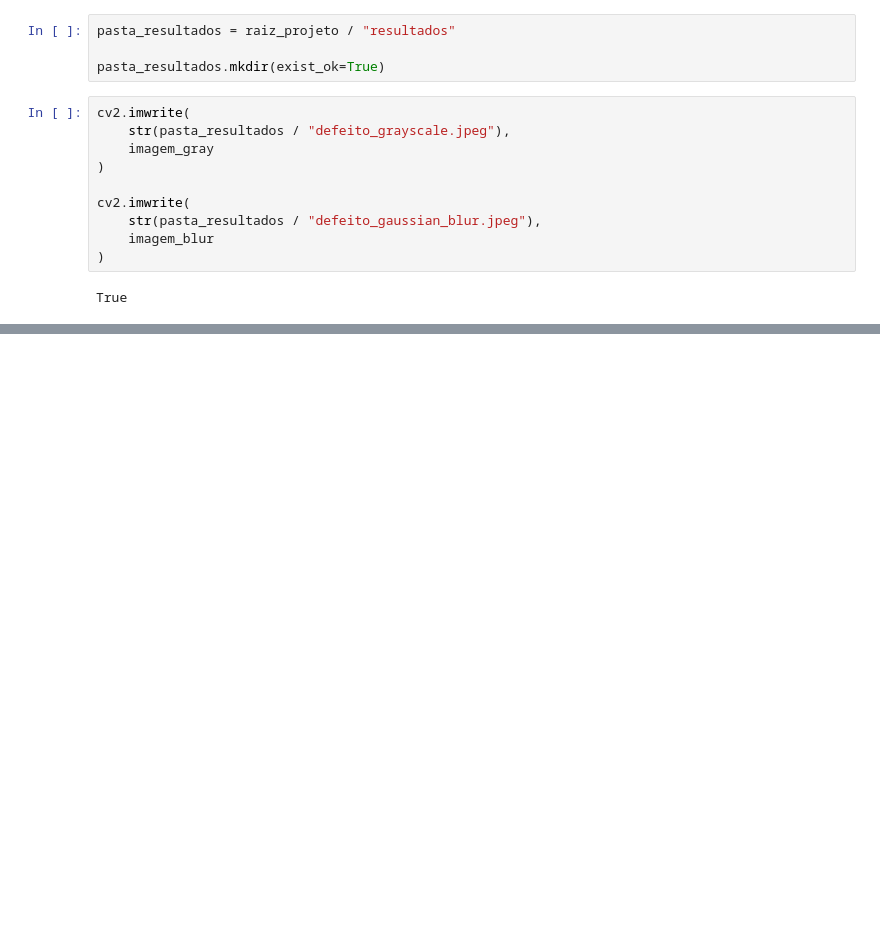
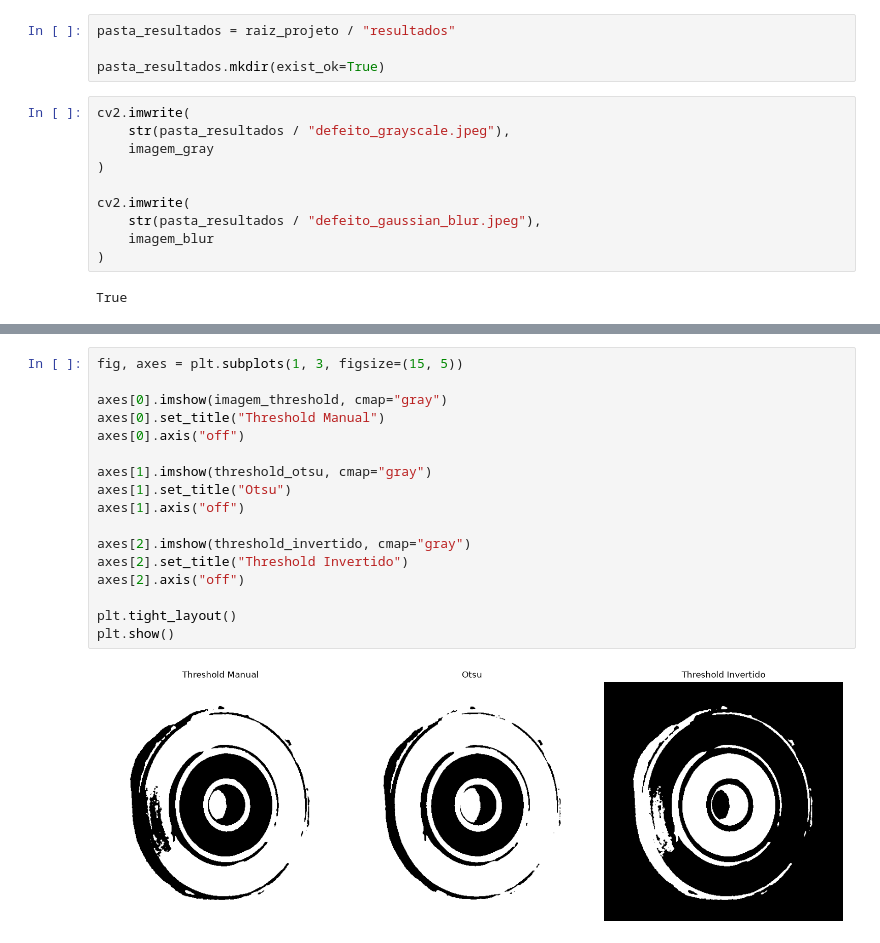
Before and after one commit to programado10/projeto-inspecao-qualidade, a Jupyter notebook: notebook/inspecao_qualidade.ipynb, the cells around one changed output, grey strips where cells are left out. Drawn from its saved outputs; the diff is of its cells as text; blank space fills up the shorter version.

```diff
--- a/notebook/inspecao_qualidade.ipynb
+++ b/notebook/inspecao_qualidade.ipynb
@@ -221,0 +277,19 @@ True
+# %%
+fig, axes = plt.subplots(1, 3, figsize=(15, 5))
+
+axes[0].imshow(imagem_threshold, cmap="gray")
+axes[0].set_title("Threshold Manual")
+axes[0].axis("off")
+
+axes[1].imshow(threshold_otsu, cmap="gray")
+axes[1].set_title("Otsu")
+axes[1].axis("off")
+
+axes[2].imshow(threshold_invertido, cmap="gray")
+axes[2].set_title("Threshold Invertido")
+axes[2].axis("off")
+
+plt.tight_layout()
+plt.show()
+# %% [output]
+[figure, added]
```
Also changed, not shown: parts of 20 cells of this notebook.
